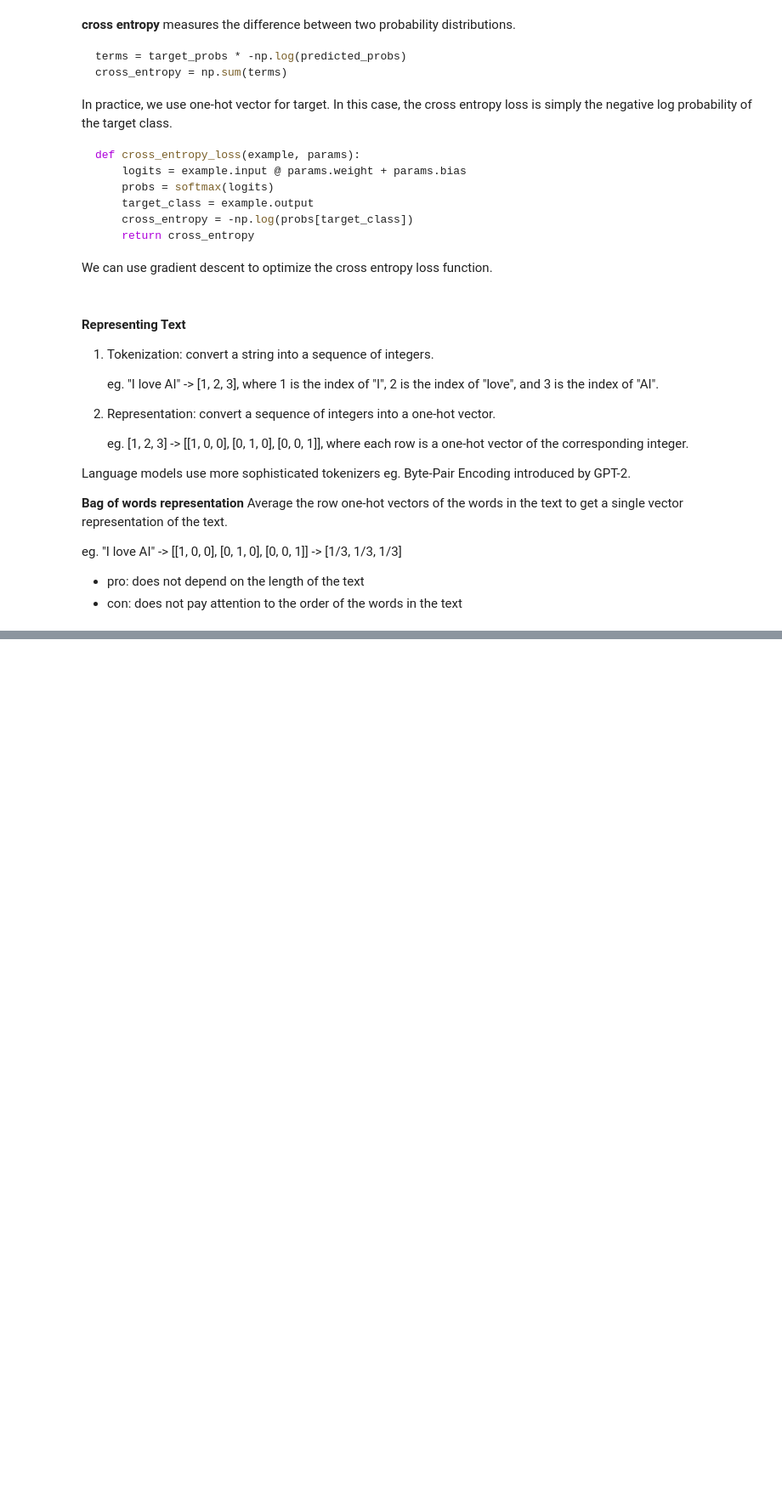
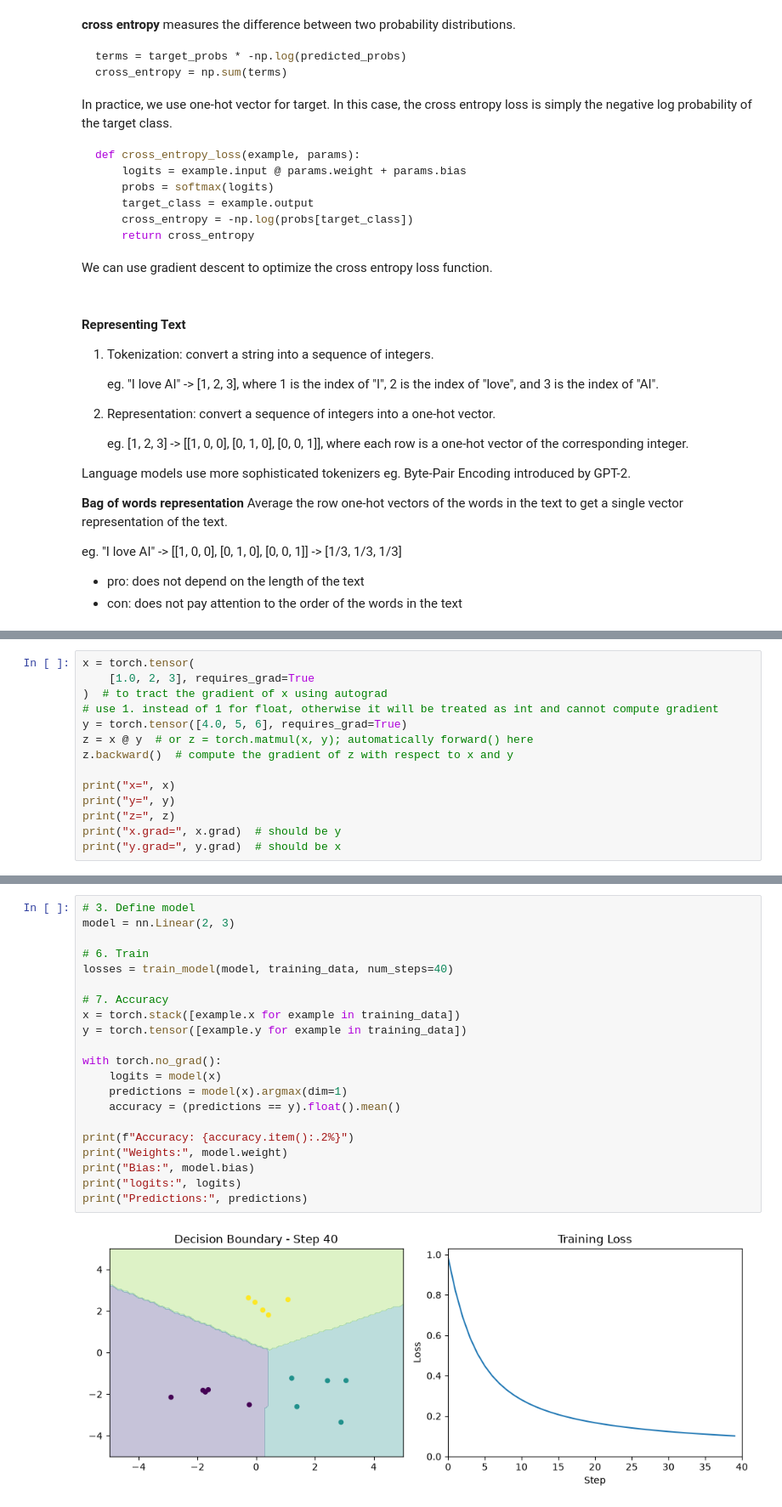
Before and after one commit to caelricluo/AI-Learning, a Jupyter notebook: Stanford_CS221/Stanford_CS221.ipynb, the cells around one changed output, grey strips where cells are left out. Shown at 85% size. Saved outputs shown, nothing was run; the diff lists cells and outputs as text; blank space fills up the shorter version.

```diff
--- a/Stanford_CS221/Stanford_CS221.ipynb
+++ b/Stanford_CS221/Stanford_CS221.ipynb
@@ -799,0 +802,14 @@ eg. "I love AI" -> [[1, 0, 0], [0, 1, 0], [0, 0, 1]] -> [1/3, 1/3, 1/3]
+# %%
+x = torch.tensor(
+    [1.0, 2, 3], requires_grad=True
+)  # to tract the gradient of x using autograd
+# use 1. instead of 1 for float, otherwise it will be treated as int and cannot compute gradient
+y = torch.tensor([4.0, 5, 6], requires_grad=True)
+z = x @ y  # or z = torch.matmul(x, y); automatically forward() here
+z.backward()  # compute the gradient of z with respect to x and y
+
+print("x=", x)
+print("y=", y)
+print("z=", z)
+print("x.grad=", x.grad)  # should be y
+print("y.grad=", y.grad)  # should be x
@@ -799,0 +1003,23 @@ eg. "I love AI" -> [[1, 0, 0], [0, 1, 0], [0, 0, 1]] -> [1/3, 1/3, 1/3]
+# %%
+# 3. Define model
+model = nn.Linear(2, 3)
+
+# 6. Train
+losses = train_model(model, training_data, num_steps=40)
+
+# 7. Accuracy
+x = torch.stack([example.x for example in training_data])
+y = torch.tensor([example.y for example in training_data])
+
+with torch.no_grad():
+    logits = model(x)
+    predictions = model(x).argmax(dim=1)
+    accuracy = (predictions == y).float().mean()
+
+print(f"Accuracy: {accuracy.item():.2%}")
+print("Weights:", model.weight)
+print("Bias:", model.bias)
+print("logits:", logits)
+print("Predictions:", predictions)
+# %% [output]
+[figure, added]
```
Also changed, not shown: parts of 25 cells of this notebook.
